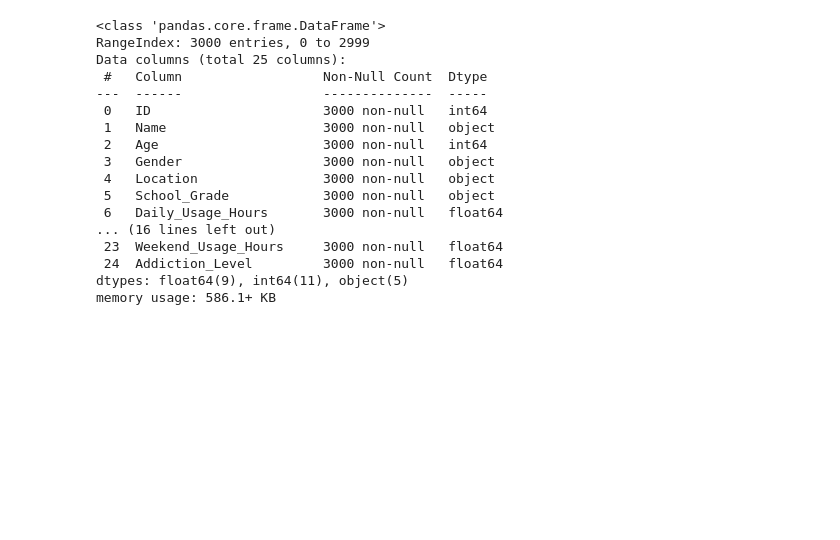
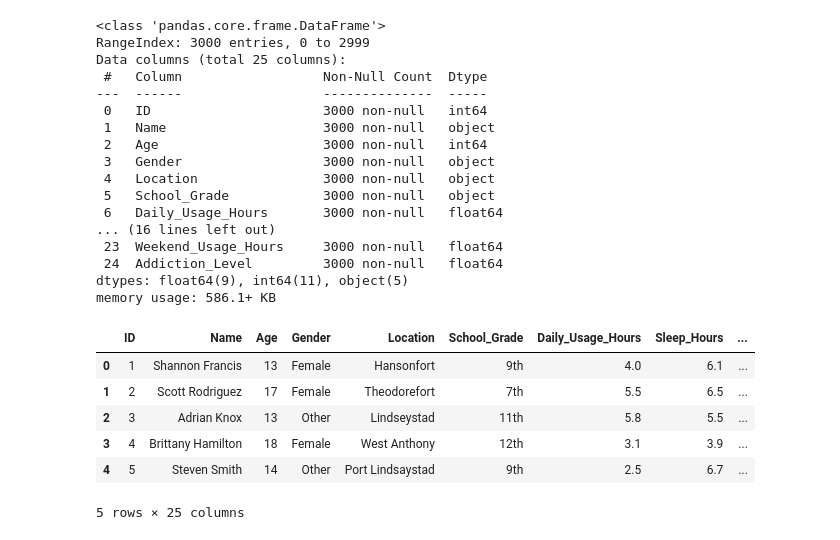
Before and after one commit to medisumeet/SmartPhone_Addiction, a Jupyter notebook: smartphone-addiction.ipynb, the cells around one changed output. Drawn from its saved outputs; the diff is of its cells as text; code cells hidden in the pictures; blank space fills up the shorter version.

```diff
--- a/smartphone-addiction.ipynb
+++ b/smartphone-addiction.ipynb
@@ -42,3 +42,13 @@ Data columns (total 25 columns):
  24  Addiction_Level         3000 non-null   float64
 dtypes: float64(9), int64(11), object(5)
 memory usage: 586.1+ KB
+# %%
+df.head()
+# %% [output]
+|  | ID | Name | Age | Gender | Location | School_Grade | Daily_Usage_Hours | Sleep_Hours | ... |
+| 0 | 1 | Shannon Francis | 13 | Female | Hansonfort | 9th | 4.0 | 6.1 | ... |
+| 1 | 2 | Scott Rodriguez | 17 | Female | Theodorefort | 7th | 5.5 | 6.5 | ... |
+| 2 | 3 | Adrian Knox | 13 | Other | Lindseystad | 11th | 5.8 | 5.5 | ... |
+| 3 | 4 | Brittany Hamilton | 18 | Female | West Anthony | 12th | 3.1 | 3.9 | ... |
+| 4 | 5 | Steven Smith | 14 | Other | Port Lindsaystad | 9th | 2.5 | 6.7 | ... |
+5 rows × 25 columns
```
Also changed, not shown: parts of 3 cells of this notebook.
